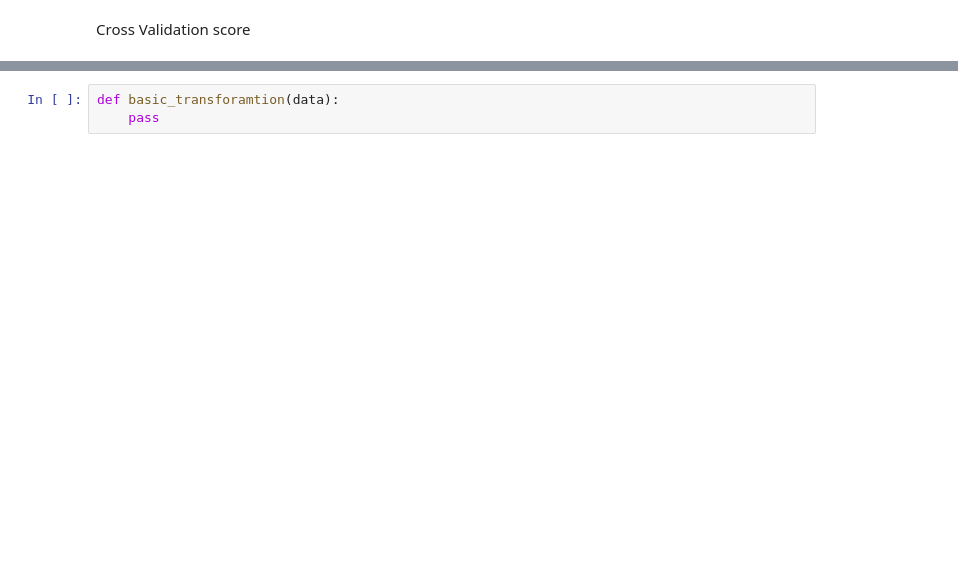
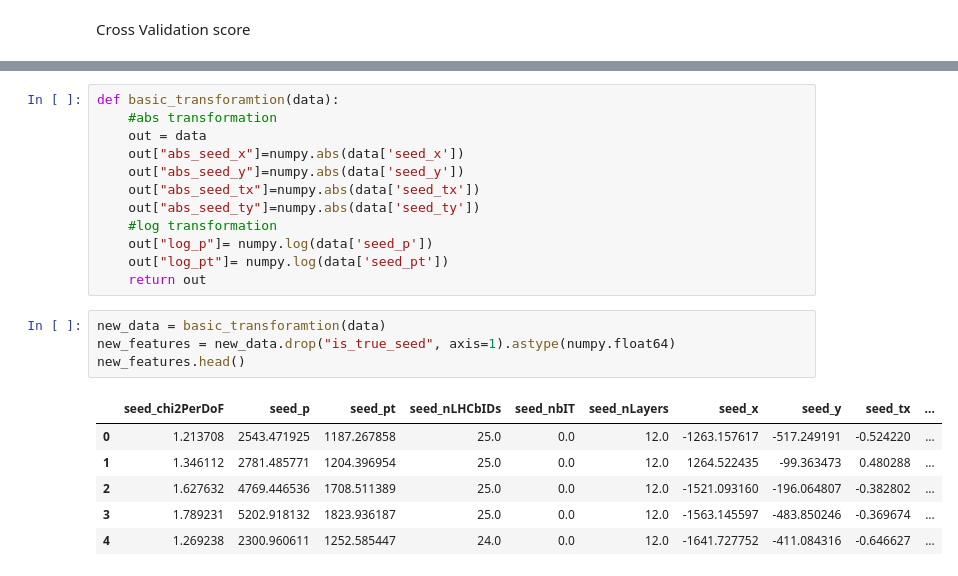
Before and after one commit to adendek/DownstreamTracking, a Jupyter notebook: SeedClasifier/Baseline.ipynb, the cells around one changed output, grey strips where cells are left out. Saved outputs shown, nothing was run; the diff lists cells and outputs as text; blank space fills up the shorter version.

```diff
--- a/SeedClasifier/Baseline.ipynb
+++ b/SeedClasifier/Baseline.ipynb
@@ -185,4 +279,24 @@ Feature Engenering
 At the begining let's try some very basic feature transformation. For instance log the momentums and take abs of simetrical distributed features.
-# %%
-def basic_transforamtion(data):
-    pass
+# %%
+def basic_transforamtion(data):
+    #abs transformation
+    out = data
+    out["abs_seed_x"]=numpy.abs(data['seed_x'])
+    out["abs_seed_y"]=numpy.abs(data['seed_y'])
+    out["abs_seed_tx"]=numpy.abs(data['seed_tx'])
+    out["abs_seed_ty"]=numpy.abs(data['seed_ty'])
+    #log transformation
+    out["log_p"]= numpy.log(data['seed_p'])
+    out["log_pt"]= numpy.log(data['seed_pt'])
+    return out
+# %%
+new_data = basic_transforamtion(data)
+new_features = new_data.drop("is_true_seed", axis=1).astype(numpy.float64)
+new_features.head()
+# %% [output]
+|  | seed_chi2PerDoF | seed_p | seed_pt | seed_nLHCbIDs | seed_nbIT | seed_nLayers | seed_x | seed_y | seed_tx | ... |
+| 0 | 1.213708 | 2543.471925 | 1187.267858 | 25.0 | 0.0 | 12.0 | -1263.157617 | -517.249191 | -0.524220 | ... |
+| 1 | 1.346112 | 2781.485771 | 1204.396954 | 25.0 | 0.0 | 12.0 | 1264.522435 | -99.363473 | 0.480288 | ... |
+| 2 | 1.627632 | 4769.446536 | 1708.511389 | 25.0 | 0.0 | 12.0 | -1521.093160 | -196.064807 | -0.382802 | ... |
+| 3 | 1.789231 | 5202.918132 | 1823.936187 | 25.0 | 0.0 | 12.0 | -1563.145597 | -483.850246 | -0.369674 | ... |
+| 4 | 1.269238 | 2300.960611 | 1252.585447 | 24.0 | 0.0 | 12.0 | -1641.727752 | -411.084316 | -0.646627 | ... |
```
Also changed, not shown: parts of 38 cells of this notebook, 2 other files.
